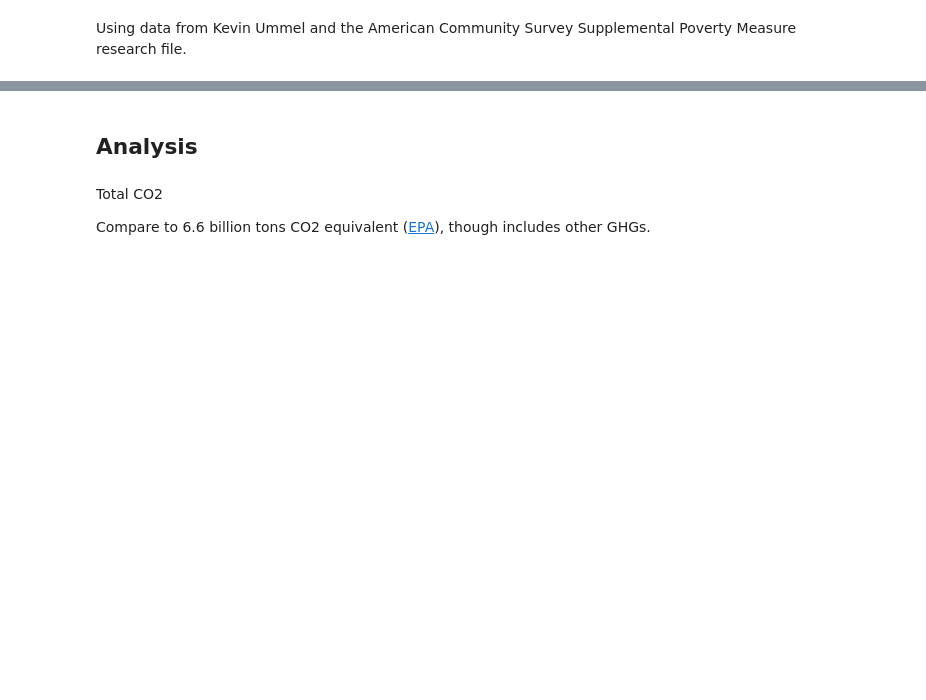
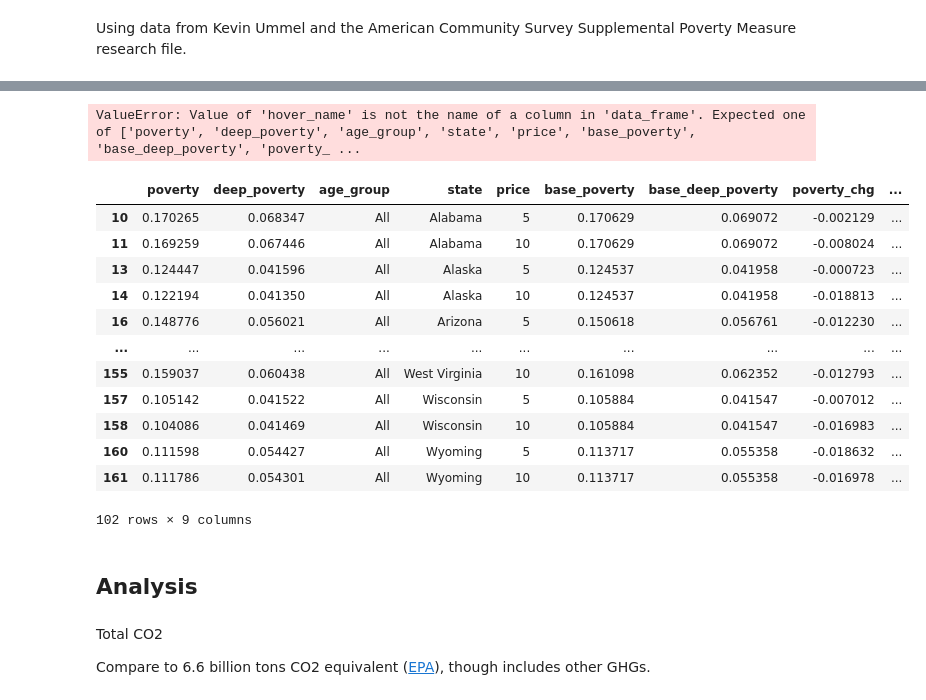
Before and after one commit to MaxGhenis/eicda, a Jupyter notebook: website/post.ipynb, the cells around one changed output, grey strips where cells are left out. Drawn from its saved outputs; the diff is of its cells as text; code cells hidden in the pictures; blank space fills up the shorter version.

```diff
--- a/website/post.ipynb
+++ b/website/post.ipynb
@@ -128,3 +185,41 @@ p
+# %%
+map_data = carbon_price[
+    (carbon_price.state != "US")
+    & (carbon_price.age_group == "All")
+    & (carbon_price.price > 0)
+]
+fig = px.choropleth(
+    map_data,
+    locations="state",
+    locationmode="USA-states",
+    color="poverty_chg",
+    scope="usa",
+    animation_frame="price",
+    title="Poverty impact of a carbon dividend",
+    labels=LABELS,
+    hover_name="state_name",
+    hover_data=["poverty"],
+)
+fig.update_layout(coloraxis_showscale=False)#, colorscale='Blues')
+format_fig(fig)
+# %% [output]
+ValueError: Value of 'hover_name' is not the name of a column in 'data_frame'. Expected one of ['poverty', 'deep_poverty', 'age_group', 'state', 'price', 'base_poverty', 'base_deep_poverty', 'poverty_ ...
+# %%
+map_data
+# %% [output]
+|  | poverty | deep_poverty | age_group | state | price | base_poverty | base_deep_poverty | poverty_chg | ... |
+| 10 | 0.170265 | 0.068347 | All | Alabama | 5 | 0.170629 | 0.069072 | -0.002129 | ... |
+| 11 | 0.169259 | 0.067446 | All | Alabama | 10 | 0.170629 | 0.069072 | -0.008024 | ... |
+| 13 | 0.124447 | 0.041596 | All | Alaska | 5 | 0.124537 | 0.041958 | -0.000723 | ... |
+| 14 | 0.122194 | 0.041350 | All | Alaska | 10 | 0.124537 | 0.041958 | -0.018813 | ... |
+| 16 | 0.148776 | 0.056021 | All | Arizona | 5 | 0.150618 | 0.056761 | -0.012230 | ... |
+| ... | ... | ... | ... | ... | ... | ... | ... | ... | ... |
+| 155 | 0.159037 | 0.060438 | All | West Virginia | 10 | 0.161098 | 0.062352 | -0.012793 | ... |
+| 157 | 0.105142 | 0.041522 | All | Wisconsin | 5 | 0.105884 | 0.041547 | -0.007012 | ... |
+| 158 | 0.104086 | 0.041469 | All | Wisconsin | 10 | 0.105884 | 0.041547 | -0.016983 | ... |
+| 160 | 0.111598 | 0.054427 | All | Wyoming | 5 | 0.113717 | 0.055358 | -0.018632 | ... |
+| 161 | 0.111786 | 0.054301 | All | Wyoming | 10 | 0.113717 | 0.055358 | -0.016978 | ... |
+102 rows × 9 columns
 # %% [markdown]
 ## Analysis
 # %% [markdown]
```
Also changed, not shown: parts of 10 cells of this notebook.
